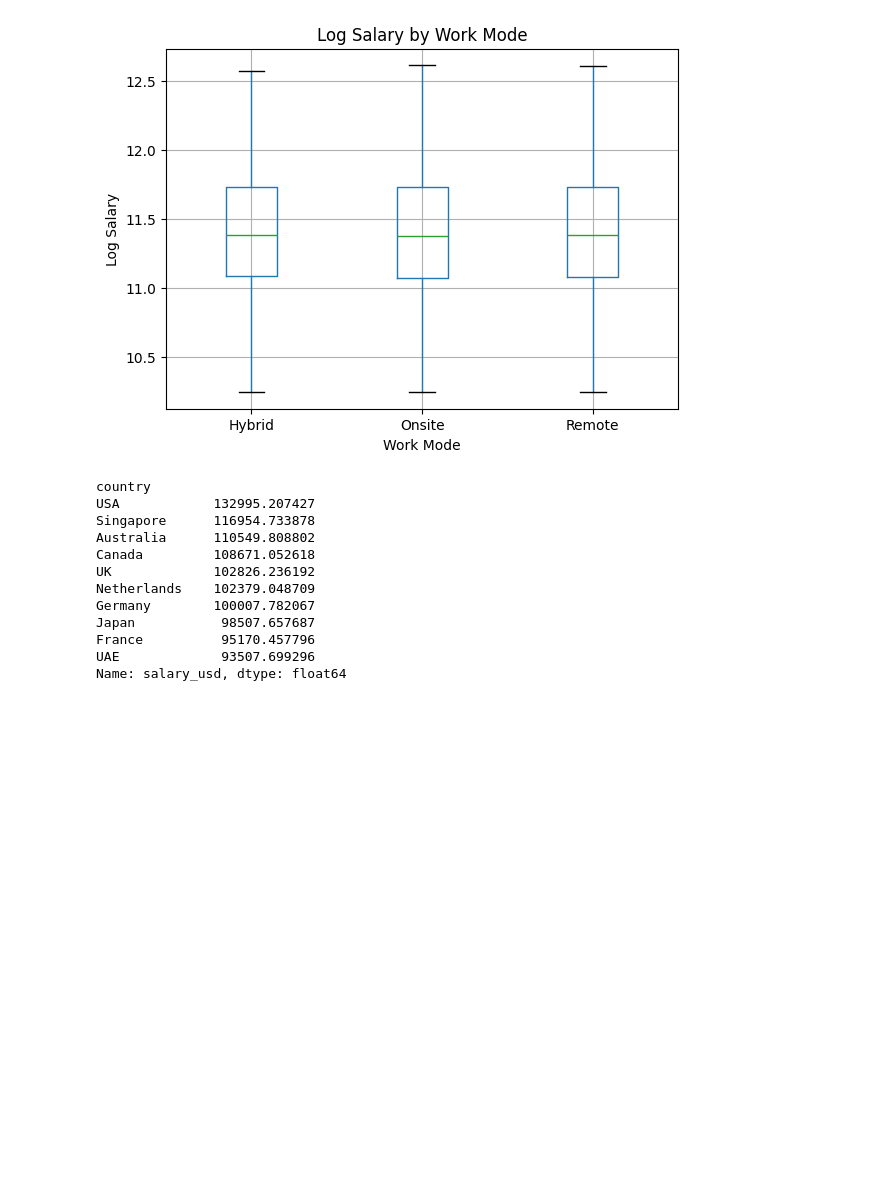
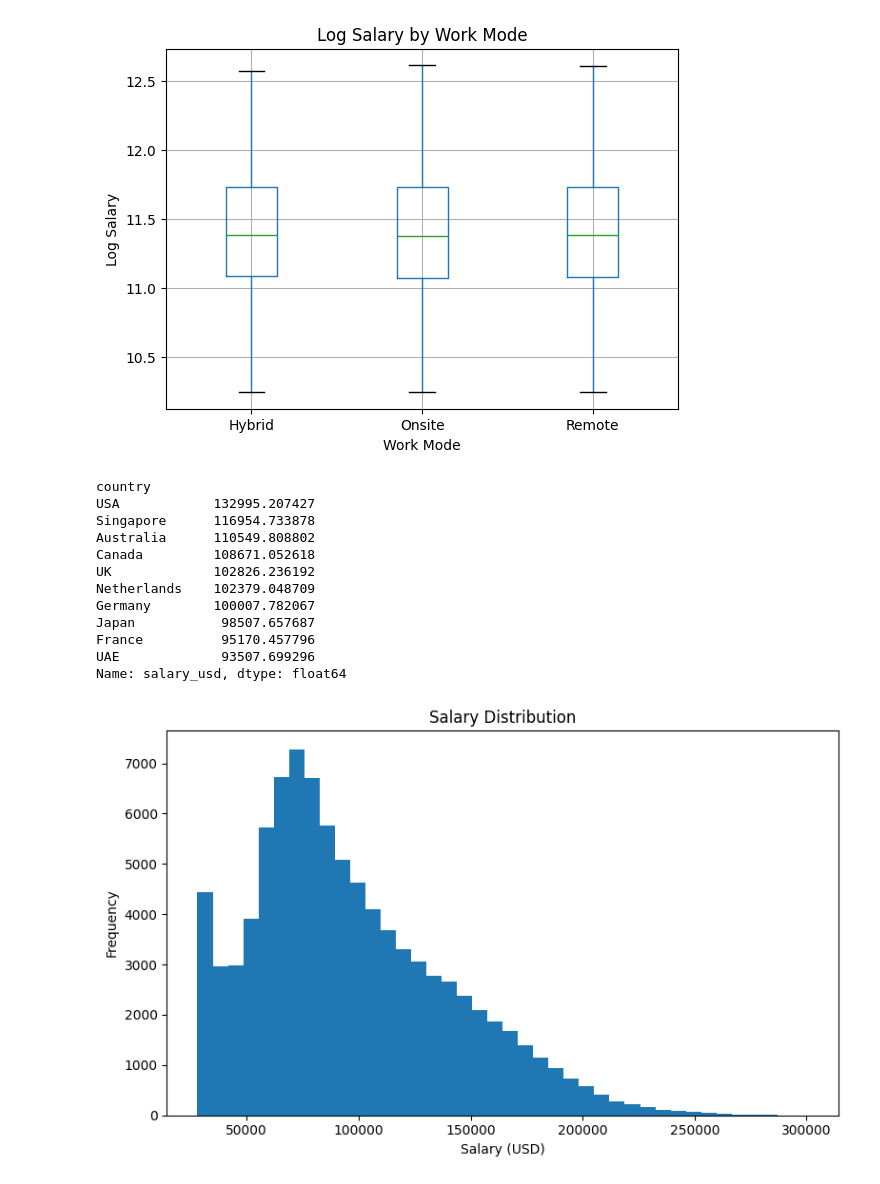
Before and after one commit to berfinsuakyurek/ai-salary-remote-analysis, a Jupyter notebook: notebooks/03_eda.ipynb, the cells around one changed output. Cells and saved outputs as stored; diff of their text form; code cells hidden in the pictures; blank space fills up the shorter version.

```diff
--- a/notebooks/03_eda.ipynb
+++ b/notebooks/03_eda.ipynb
@@ -67,3 +52,16 @@ Japan           98507.657687
 France          95170.457796
 UAE             93507.699296
 Name: salary_usd, dtype: float64
+# %%
+import matplotlib.pyplot as plt
+
+plt.figure(figsize=(8, 5))
+plt.hist(df["salary_usd"], bins=40)
+plt.title("Salary Distribution")
+plt.xlabel("Salary (USD)")
+plt.ylabel("Frequency")
+plt.tight_layout()
+plt.savefig("../outputs/figures/salary_distribution.png", dpi=300, bbox_inches="tight")
+plt.show()
+# %% [output]
+[figure, added]
```
Also changed, not shown: parts of 4 cells of this notebook.
